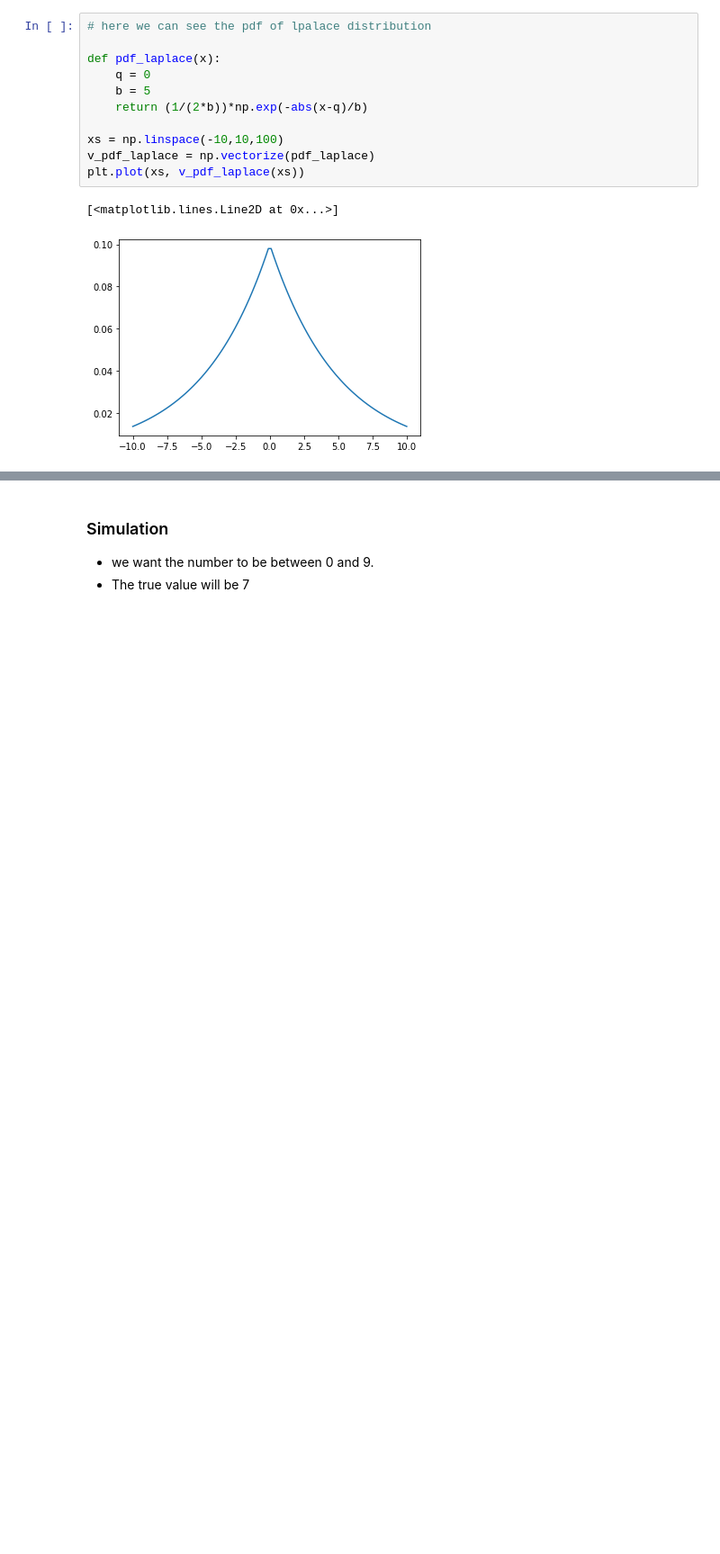
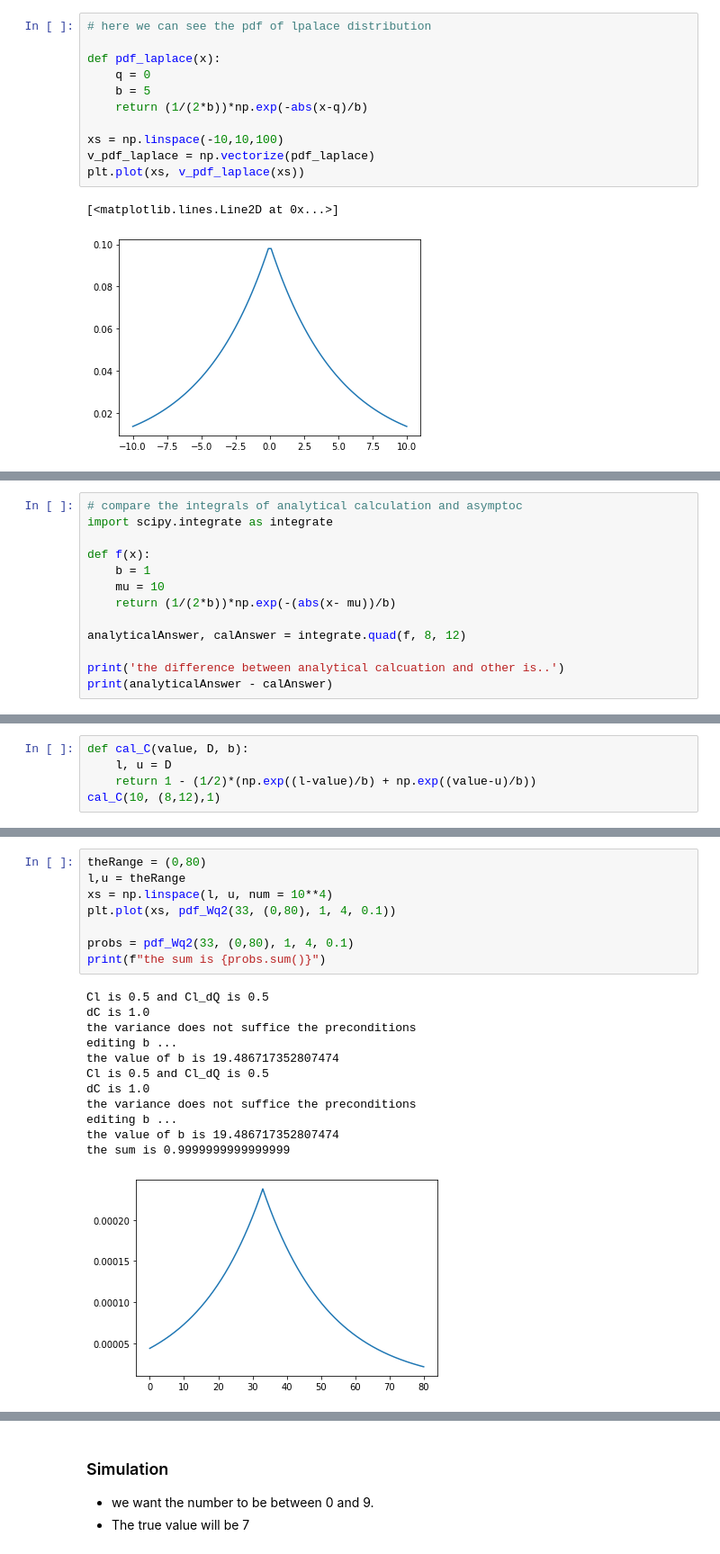
Before and after one commit to memy85/2022_LDP_EXPERIMENT, a Jupyter notebook: explore/20220207_LDP_notes.ipynb, the cells around one changed output, grey strips where cells are left out. Shown: that part at 90% size. Cells and saved outputs as stored; diff of their text form; blank space fills up the shorter version.

```diff
--- a/explore/20220207_LDP_notes.ipynb
+++ b/explore/20220207_LDP_notes.ipynb
@@ -96,0 +82,13 @@ TypeError: unsupported operand type(s) for -: 'NoneType' and 'int'
+# %%
+# compare the integrals of analytical calculation and asymptoc
+import scipy.integrate as integrate
+
+def f(x):
+    b = 1
+    mu = 10
+    return (1/(2*b))*np.exp(-(abs(x- mu))/b)
+
+analyticalAnswer, calAnswer = integrate.quad(f, 8, 12)
+
+print('the difference between analytical calcuation and other is..')
+print(analyticalAnswer - calAnswer)
@@ -96,0 +98,5 @@ TypeError: unsupported operand type(s) for -: 'NoneType' and 'int'
+# %%
+def cal_C(value, D, b):
+    l, u = D
+    return 1 - (1/2)*(np.exp((l-value)/b) + np.exp((value-u)/b))
+cal_C(10, (8,12),1)
@@ -167,0 +235,21 @@ the sum is 12.491572922861774
+# %%
+theRange = (0,80)
+l,u = theRange
+xs = np.linspace(l, u, num = 10**4)
+plt.plot(xs, pdf_Wq2(33, (0,80), 1, 4, 0.1))
+
+probs = pdf_Wq2(33, (0,80), 1, 4, 0.1)
+print(f"the sum is {probs.sum()}")
+# %% [output]
+Cl is 0.5 and Cl_dQ is 0.5
+dC is 1.0
+the variance does not suffice the preconditions
+editing b ...
+the value of b is 19.486717352807474
+Cl is 0.5 and Cl_dQ is 0.5
+dC is 1.0
+the variance does not suffice the preconditions
+editing b ...
+the value of b is 19.486717352807474
+the sum is 0.9999999999999999
+[figure, added]
```
Also changed, not shown: parts of 14 cells of this notebook, 1 other file.
